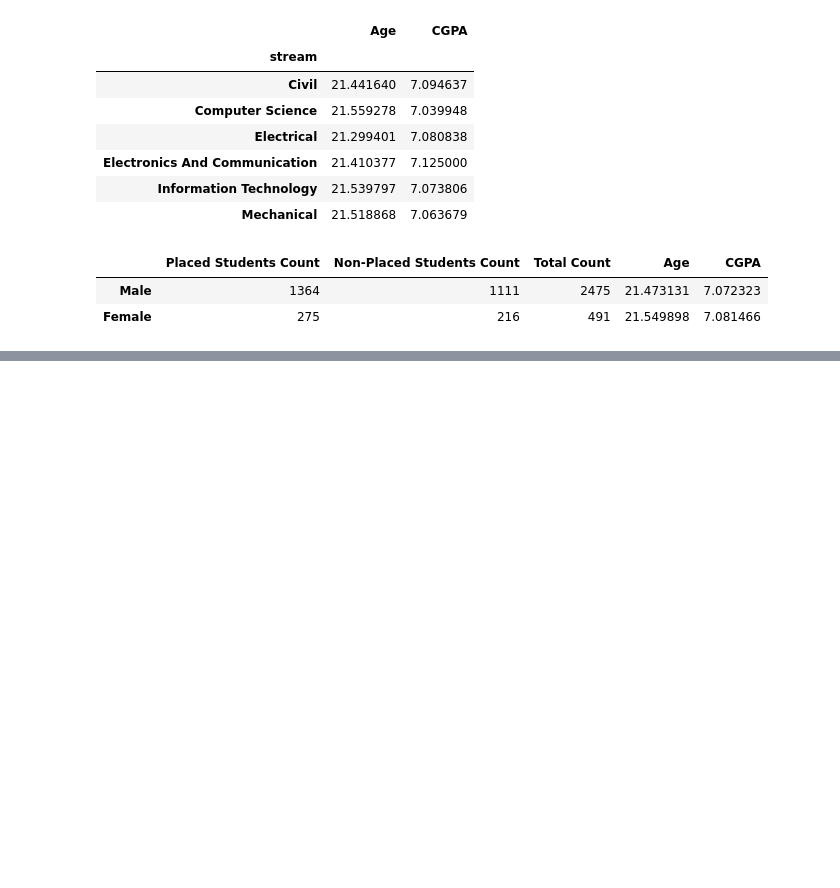
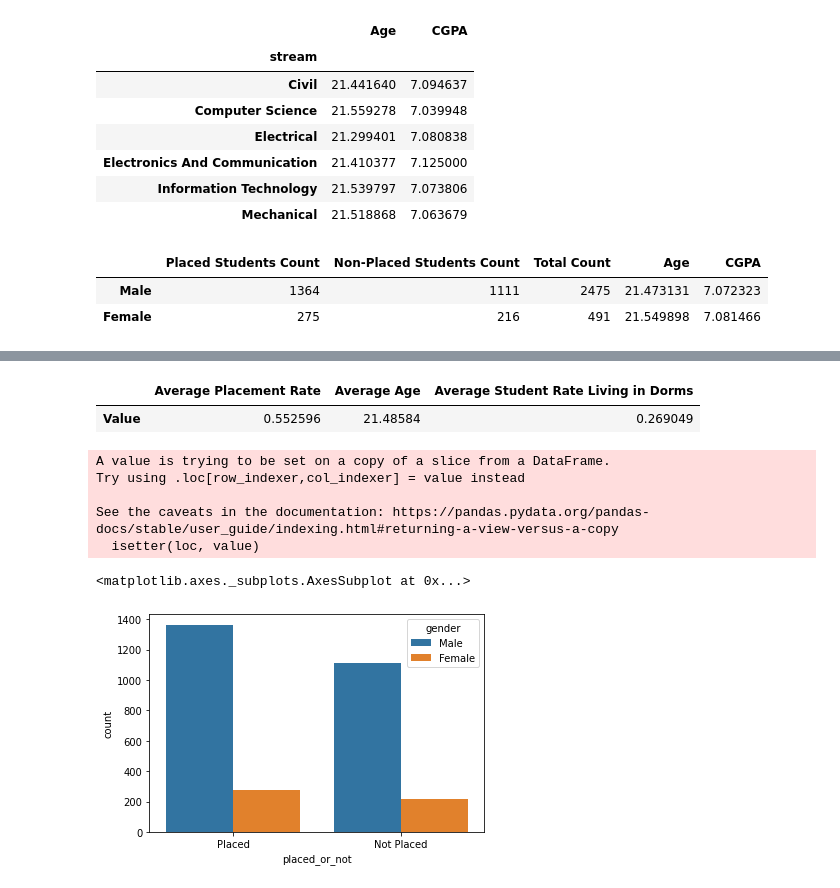
Before and after one commit to connorfarrell7/Group4_Project, a Jupyter notebook: Student_Placement_Records_EDA.ipynb, the cells around one changed output, grey strips where cells are left out. Saved outputs shown, nothing was run; the diff lists cells and outputs as text; code cells hidden in the pictures; blank space fills up the shorter version.

```diff
--- a/Student_Placement_Records_EDA.ipynb
+++ b/Student_Placement_Records_EDA.ipynb
@@ -19,7 +21,7 @@ engine = psycopg2.connect(
 Enter database password: ··········
 # %%
 # Importing the data from the databse
-sql = "select * from student_data"
+sql = "select * from student_data;"
 student_records_df = pd.read_sql_query(sql, engine)
 student_records_df.head()
 # %% [output]
@@ -137,0 +155,27 @@ df
+# %%
+avg_data = {'Average Placement Rate': student_summary.at['mean', 'placed_or_not'],
+            'Average Age': student_summary.at['mean','age'],
+            'Average Student Rate Living in Dorms': student_summary.at['mean', 'hostel']
+            }
+avg_df = pd.DataFrame(data = avg_data, index=['Value'])
+avg_df
+# %% [output]
+|  | Average Placement Rate | Average Age | Average Student Rate Living in Dorms |
+| Value | 0.552596 | 21.48584 | 0.269049 |
+# %%
+# Changing the value of placed_or_not columns from [0,1] to [placed, not placed]
+placed_students.loc[:,'placed_or_not'] = 'Placed'
+not_placed_students.loc[:,'placed_or_not'] = 'Not Placed'
+student_df = pd.concat([placed_students, not_placed_students], axis=0)
+# %% [output]
+A value is trying to be set on a copy of a slice from a DataFrame.
+Try using .loc[row_indexer,col_indexer] = value instead
+
+See the caveats in the documentation: https://pandas.pydata.org/pandas-docs/stable/user_guide/indexing.html#returning-a-view-versus-a-copy
+  isetter(loc, value)
+# %%
+# Plotting the number of placed and non-placed students
+sns.countplot(data= student_df, x = 'placed_or_not', orient= 'v', hue='gender')
+# %% [output]
+<matplotlib.axes._subplots.AxesSubplot at 0x...>
+[figure, added]
```
Also changed, not shown: parts of 10 cells of this notebook.
